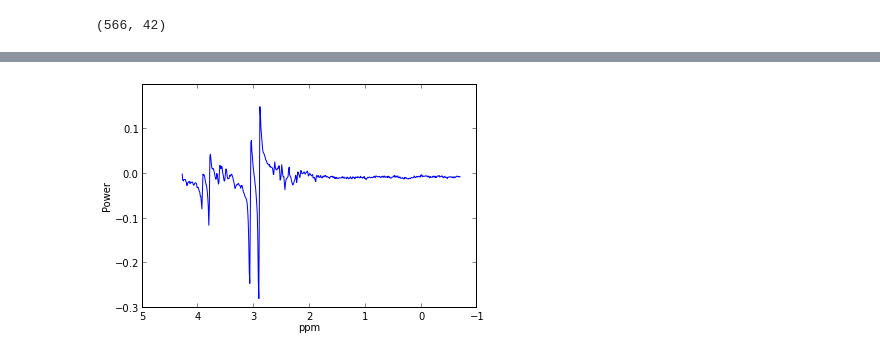
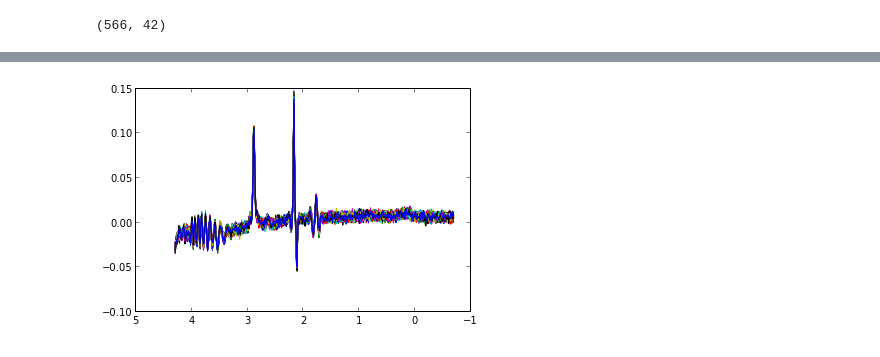
Before and after one commit to cni/MRS, a Jupyter notebook: ipynb/get_the_gaba.ipynb, the cells around one changed output, grey strips where cells are left out. Saved outputs shown, nothing was run; the diff lists cells and outputs as text; code cells hidden in the pictures.

Commit message:
Refactor get_spectra to operate on a single time-series object.

```diff
--- a/ipynb/get_the_gaba.ipynb
+++ b/ipynb/get_the_gaba.ipynb
@@ -14,6 +18,4 @@ import MRS.files as fi
 data_path = os.path.join(MRS.__path__[0] , 'data')
 data_files = ['mrs_P71680.7', 'mrs_P76288.7', 'pure_gaba_P64024.7', 'P58368.7', 'P11111.7']
 # Read from the p-file:
-data = fi.get_data(os.path.join(data_path, data_files[-1])).squeeze()
-
-data.shape
+data = fi.get_data(os.path.join(data_path, data_files[-3]))
@@ -27,5 +27,7 @@ w_data.shape, w_supp_data.shape
 ((2, 3, 4096), (2, 64, 4096))
 # %%
 # Perform spectral analysis on the data:
-f_nonw, w_sig, nonw_sig = ana.get_spectra((w_data, w_supp_data))
-nonw_sig.shape
+f_nonw, nonw_sig = ana.get_spectra(nt.TimeSeries(w_supp_data, sampling_rate=5000.0))
+
+echo1 = nonw_sig[0]
+echo2 = nonw_sig[0] - nonw_sig[1]
@@ -110,9 +118,6 @@ ax.invert_xaxis()
 # %%
-# Plot:
 fig, ax = plt.subplots(1)
-ax.plot(f_ppm[idx][1:], (np.mean(nonw_sig[1][:,idx].T, -1)-np.mean(nonw_sig[0][:,idx].T, -1))[1:])
-ax.set_xlabel('ppm')
-ax.set_ylabel('Power')
+ax.plot(f_ppm[idx], echo1[:, idx].T)
 ax.invert_xaxis()
 # %% [output]
-[figure, old version]
+[figure, new version]
```
Also changed, not shown: parts of 9 cells of this notebook, 1 other file.
